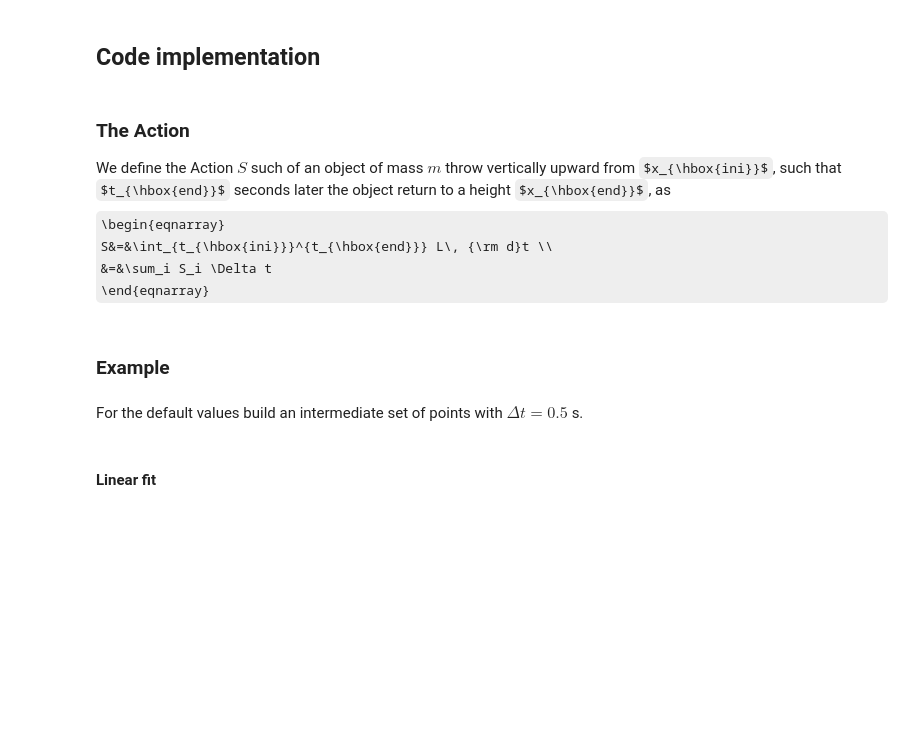
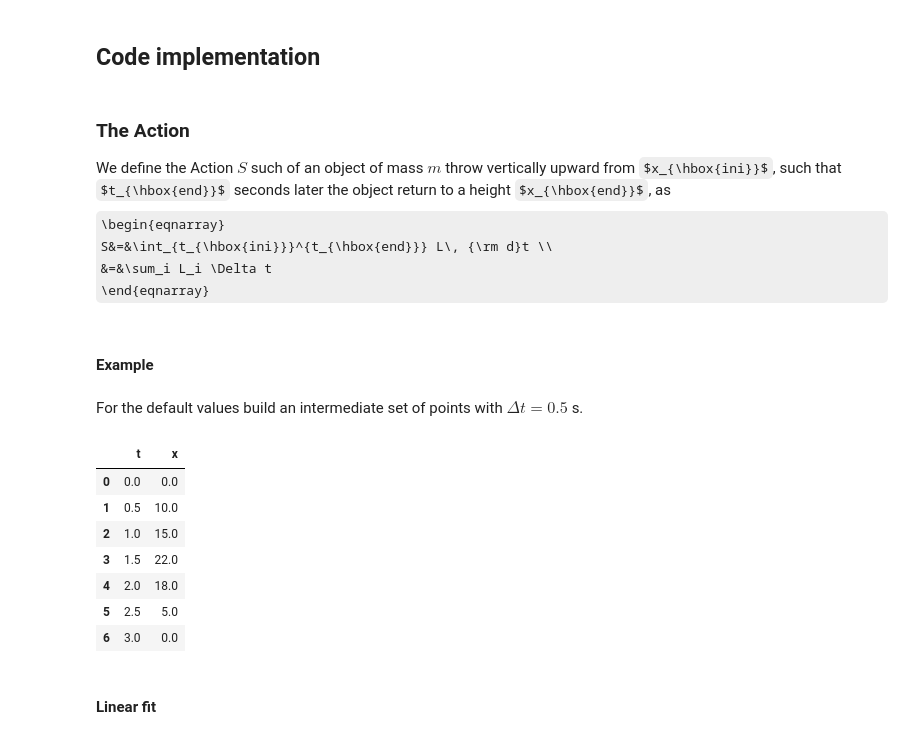
Before and after one commit to sbustamante/ComputationalMethods, a Jupyter notebook: material/least_action.ipynb, the cells around one changed output. Drawn from its saved outputs; the diff is of its cells as text; code cells hidden in the pictures; some formulas as TeX source; blank space fills up the shorter version.

```diff
--- a/material/least_action.ipynb
+++ b/material/least_action.ipynb
@@ -50,7 +50,7 @@ that corresponds to Eq. (11) of Am. J. Phys, Vol. 72(2004)478: http://www.eftayl
 We define the Action $S$ such of an object of mass $m$ throw vertically upward from $x_{\hbox{ini}}$, such that $t_{\hbox{end}}$ seconds later the object return to a height $x_{\hbox{end}}$, as
 \begin{eqnarray}
 S&=&\int_{t_{\hbox{ini}}}^{t_{\hbox{end}}} L\, {\rm d}t \\
-&=&\sum_i S_i \Delta t
+&=&\sum_i L_i \Delta t
 \end{eqnarray}
 # %%
 def S(x,tend=3.,m=0.2,xini=0.,xend=0.):
@@ -69,11 +69,22 @@ def S(x,tend=3.,m=0.2,xini=0.,xend=0.):
     x[-1]=xend
     return ((0.5*m*(x[1:]-x[:-1])**2/Dt**2-0.5*m*g*(x[1:]+x[:-1]))*Dt).sum()
 # %% [markdown]
-### Example
+#### Example
 # %% [markdown]
 For the default values build an intermediate set of points with $\Delta t=0.5$ s.
 # %%
 df=pd.DataFrame({'t':[0.,0.5,1.,1.5,2.,2.5,3.],'x':[0.,10,15.,22.,18.,5.,0.]})
+# %%
+df
+# %% [output]
+|  | t | x |
+| 0 | 0.0 | 0.0 |
+| 1 | 0.5 | 10.0 |
+| 2 | 1.0 | 15.0 |
+| 3 | 1.5 | 22.0 |
+| 4 | 2.0 | 18.0 |
+| 5 | 2.5 | 5.0 |
+| 6 | 3.0 | 0.0 |
 # %% [markdown]
 #### Linear fit
 # %%
```
Also changed, not shown: parts of 6 cells of this notebook, 3 other files.
